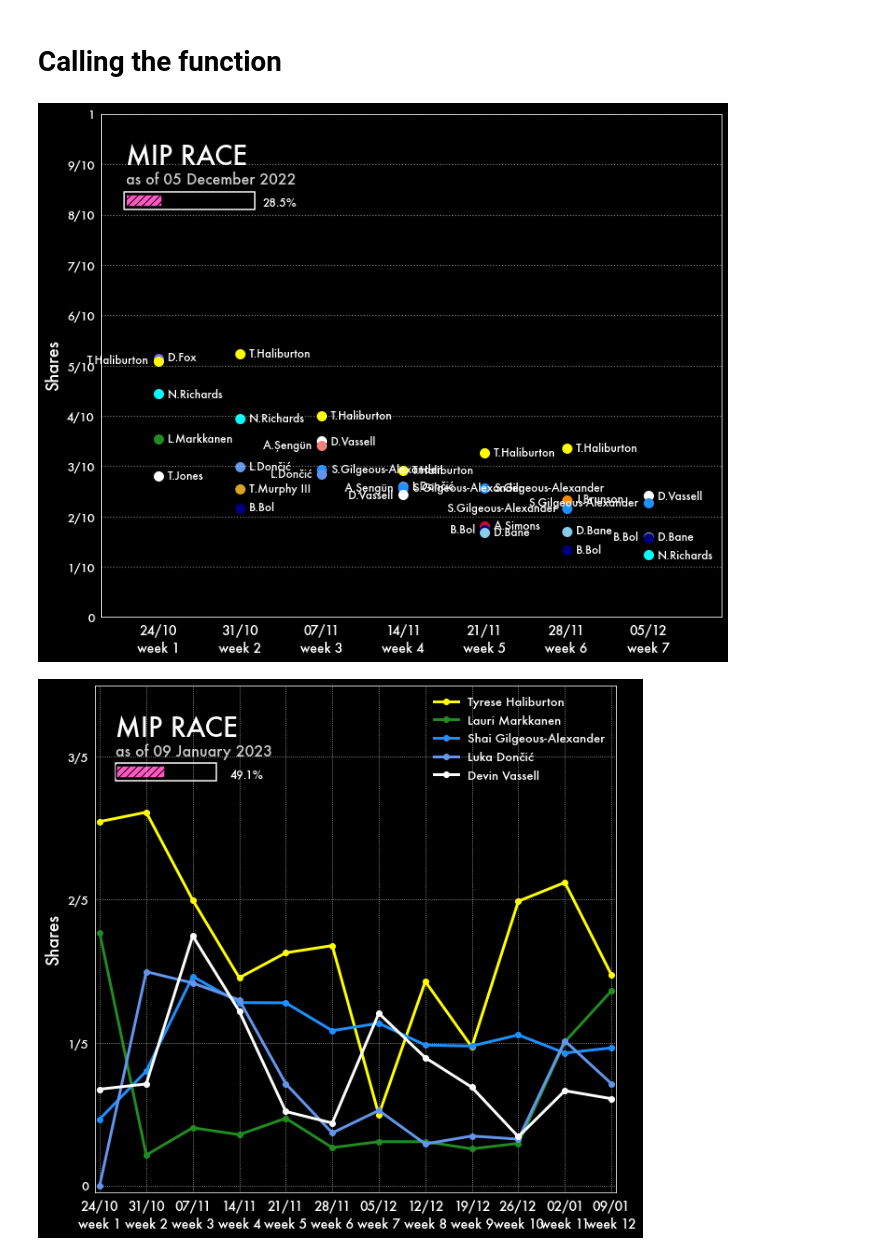
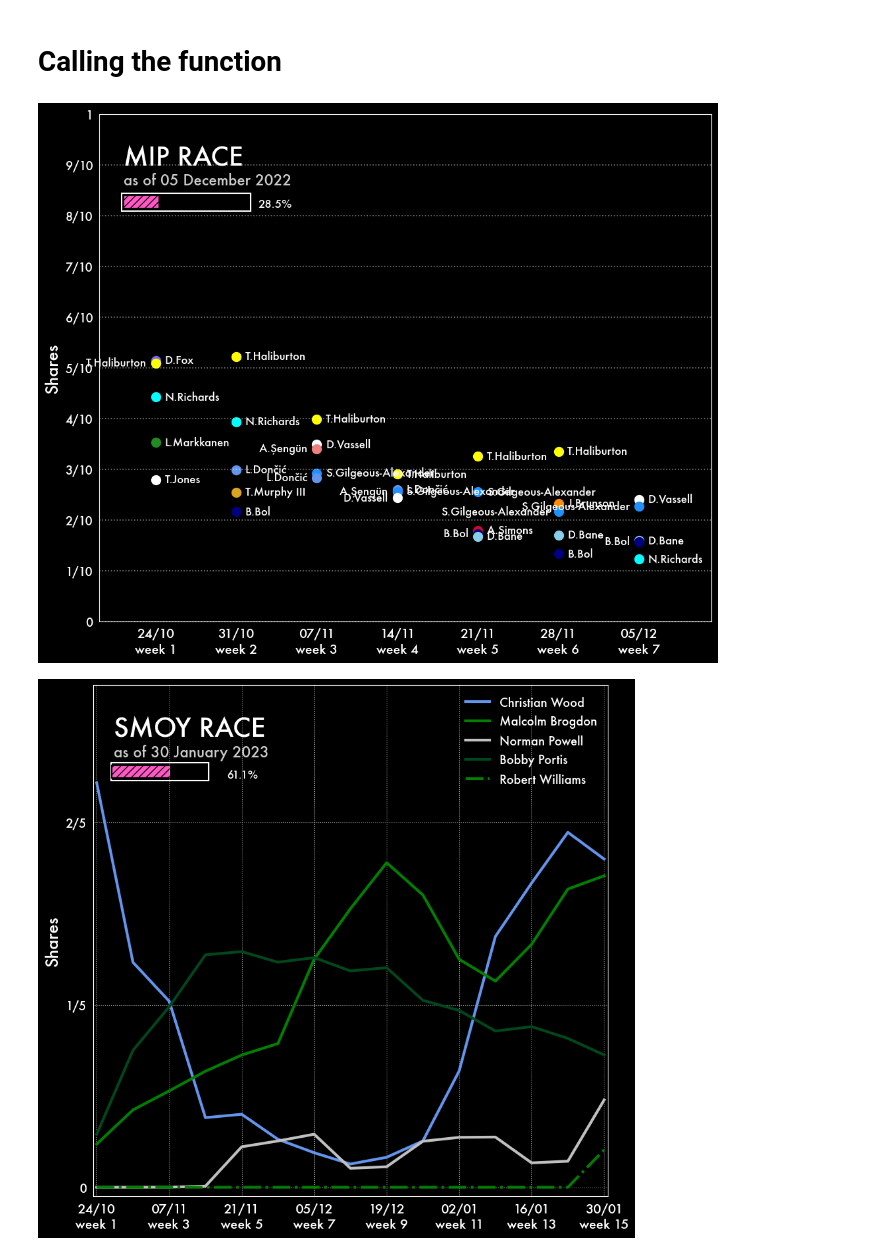
Before and after one commit to martinbog19/nba_ai_awards, a Jupyter notebook: Results/Plotting.ipynb, the cells around one changed output. Saved outputs shown, nothing was run; the diff lists cells and outputs as text; code cells hidden in the pictures.

```diff
--- a/Results/Plotting.ipynb
+++ b/Results/Plotting.ipynb
@@ -13,7 +13,7 @@ print('MAKE SURE YOU CHANGE THE WEEK VARIABLE')
 # %% [output]
 MAKE SURE YOU CHANGE THE WEEK VARIABLE
 # %%
-week = 12 # CHANGE THIS
+week = 15 # CHANGE THIS
 date = datetime.now().strftime('%d %B %Y')
 time = datetime.now().strftime('%H:%M:%S')
 print(date + ' ; ' + time)
@@ -120,7 +120,7 @@ def award_race(award, week, ylim_min = 0, ylim_max = 1, x_edge = 0.2, fx = 14, f
 # %%
 award_race('mip', 7, x_edge = 0.8, ylim_min = 0, ylim_max = 1, ydiv = 10, fx = 12, fy = 10, save = False)
 # %% [output]
-[figure, old version]
+[figure, new version]
 # %%
 def player_race(award, week, xtraplayers = [], txtcol = 'white', facecol = 'black', ymax = 1, fx = 10, fy = 10,
                     legloc = 'upper left', ncols = 1, save = False):
@@ -162,12 +162,16 @@ def player_race(award, week, xtraplayers = [], txtcol = 'white', facecol = 'blac
 
         player_data = data.groupby('Player').get_group(player) # Get data of looped player
         tm = player_data['Tm'].iloc[-1] # Set player team
-        plt.plot(range(1, week +1) ,player_data['Share'], marker = 'o', c = tm_col.get(tm), linewidth = 3, label = player, linestyle = ls_dic.get(rep_teams.count(tm))) # Plot share vs. time of player
+        #plt.plot(range(1, week +1) ,player_data['Share'], marker = 'o', c = tm_col.get(tm), linewidth = 3, label = player, linestyle = ls_dic.get(rep_teams.count(tm))) # Plot share vs. time of player
+        plt.plot(range(1, week+1), player_data['Share'].rolling(3, min_periods = 1).mean(), c = tm_col.get(tm), label = player, linewidth = 3, linestyle = ls_dic.get(rep_teams.count(tm)))
         rep_teams.append(tm)
 
     ### FIGURE FORMATTING ###
     plt.grid(axis = 'both', alpha = 3/4, linestyle = ':', color = txtcol) # Add a grid
     plt.ylabel('Shares', fontname = 'futura', size = 18, color = txtcol) # Set y-label
+    if week > 10:
+        xticks = xticks[::2]
+        xlabs = xlabs[::2]
     plt.xticks(xticks, xlabs, fontname = 'futura', size = 14, color = txtcol) # Set x ticks
     plt.yticks([0, 1/5, 2/5, 3/5, 4/5, 1], ['0', '1/5', '2/5', '3/5', '4/5', '1'], fontname = 'futura', size = 13, color = txtcol)
 
@@ -194,9 +198,11 @@ def player_race(award, week, xtraplayers = [], txtcol = 'white', facecol = 'blac
     if save: # save figure if input True
         plt.savefig(path + f'Results/{award}/race_week_{week}_line.jpeg', dpi = 400)
 
+
+
     plt.show()
 # %%
-player_race('mip', week = 12, legloc = 'best', ymax = 0.7, ncols = 1,
+player_race('smoy', week = 15, legloc = 'best', ymax = 0.55, ncols = 1,
             save = True)
 # %% [output]
-[figure, old version]
+[figure, new version]
```
Also changed, not shown: parts of 2 cells of this notebook, 55 other files.
